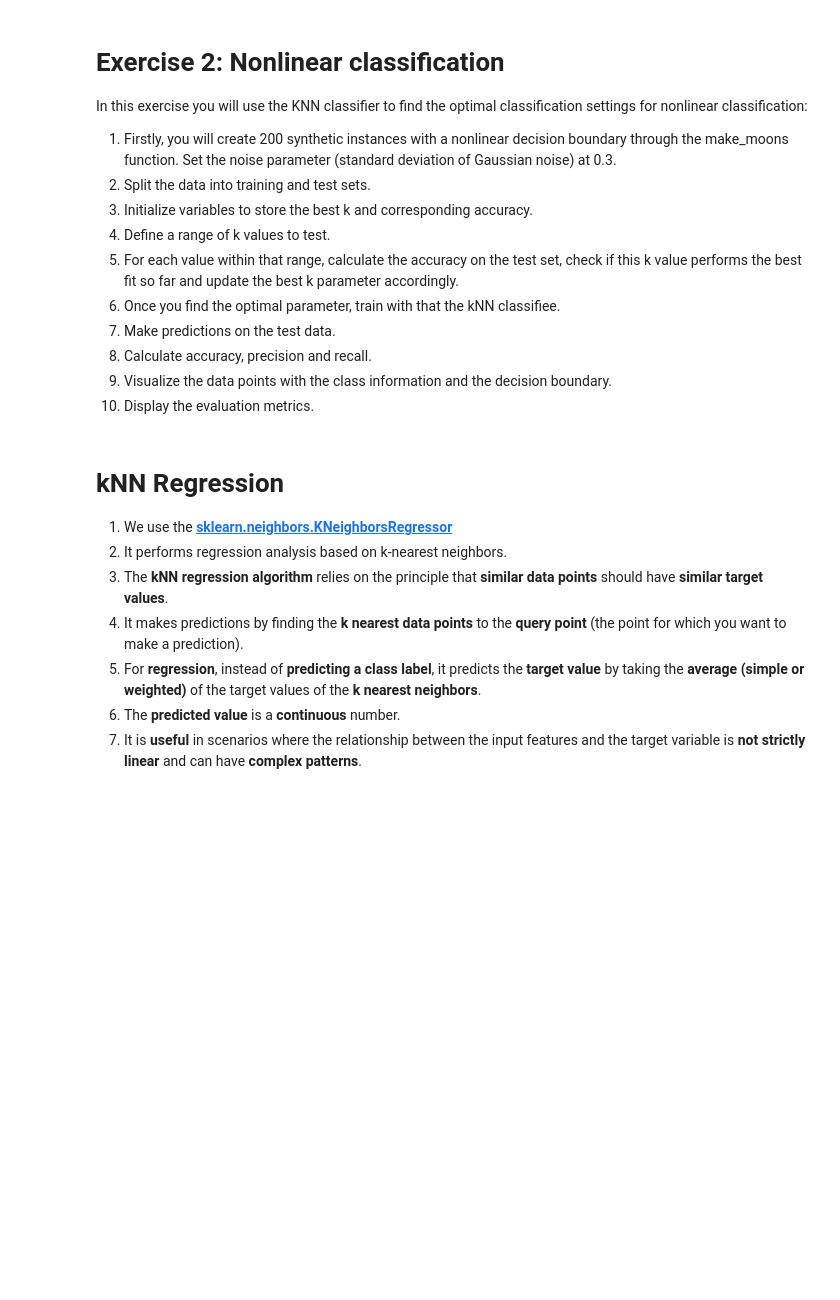
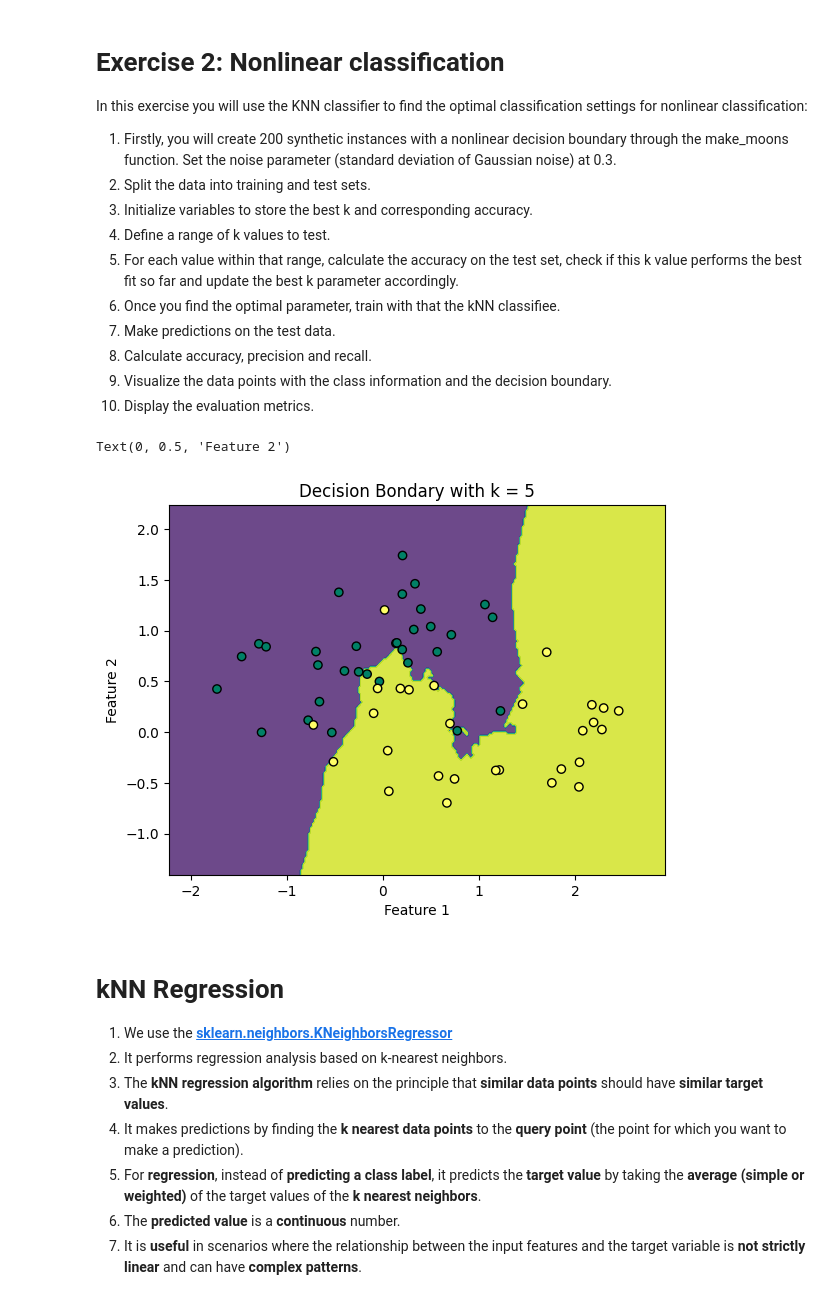
Before and after one commit to WoodsyTheNerd/MachineLearning, a Jupyter notebook: Workshop 4/Workshop 4.ipynb, the cells around one changed output. Cells and saved outputs as stored; diff of their text form; code cells hidden in the pictures; blank space fills up the shorter version.

```diff
--- a/Workshop 4/Workshop 4.ipynb
+++ b/Workshop 4/Workshop 4.ipynb
@@ -286,6 +238,69 @@ In this exercise you will use the KNN classifier to find the optimal classificat
 1. Calculate accuracy, precision and recall.
 1. Visualize the data points with the class information and the decision boundary.
 1. Display the evaluation metrics.
+# %%
+import numpy as np
+import matplotlib.pyplot as plt
+
+from sklearn.datasets import make_moons
+from sklearn.model_selection import train_test_split
+from sklearn.neighbors import KNeighborsClassifier
+from sklearn.metrics import accuracy_score, precision_score, recall_score
+
+
+# step 1: create the synethic data
+x, y = make_moons(n_samples=200, noise = 0.3, random_state = 42)
+
+# step 2: split the data into training and test sets
+x_train, x_test, y_train, y_test = train_test_split(x, y, test_size = 0.3, random_state = 42)
+
+# initialise parameter variables
+best_k = 0
+best_accuracy = 0
+
+# step 4: define range of values for k
+k_values = range(1, 21)
+
+# step 5: calculate accuracy of the test set and check if the k value perfoms the best fir so far and updae  the best k parameter accordingly
+for k in k_values:
+    knn = KNeighborsClassifier(n_neighbors = k)
+    knn.fit(x_train, y_train)
+    y_pred = knn.predict(x_test)
+    accuracy = accuracy_score(y_test, y_pred)
+
+    if accuracy > best_accuracy:
+        best_accuracy = accuracy
+        best_k = k
+
+# step 6: re-train the model with the optimal parameters
+knn_optimal = KNeighborsClassifier(n_neighbors=best_k)
+knn_optimal = knn_optimal.fit(x_train, y_train)
+
+# step 7: making predictions on the test data
+y_pred_optimal = knn_optimal.predict(x_test)
+
+# step 8: calculate precision, accuracy and recall
+accuracy_optimal = accuracy_score(y_test, y_pred_optimal)
+precision_optimal = precision_score(y_test, y_pred_optimal)
+recall_optimal = recall_score(y_test, y_pred_optimal)
+
+# step 9: visualising data points
+x_min, x_max = x[:,0].min()-0.5, x[:,0].max()+0.5
+y_min, y_max = x[:,1].min()-0.5, x[:,1].max()+0.5
+xx, yy = np.meshgrid(np.arange(x_min, x_max, 0.02),
+                     np.arange(y_min, y_max, 0.02))
+
+z = knn_optimal.predict(np.c_[xx.ravel(), yy.ravel()])
+z = z.reshape(xx.shape)
+
+plt.contourf(xx, yy, z, alpha = 0.8)
+plt.scatter(x_test[:,0], x_test[:,1], c=y_test, edgecolor="k", cmap="summer", marker="o")
+plt.title(f"Decision Bondary with k = {best_k}")
+plt.xlabel(f"Feature 1")
+plt.ylabel(f"Feature 2")
+# %% [output]
+Text(0, 0.5, 'Feature 2')
+[figure, added]
 # %% [markdown]
 # kNN Regression
 1. We use the __[sklearn.neighbors.KNeighborsRegressor](https://scikit-learn.org/stable/modules/generated/sklearn.neighbors.KNeighborsRegressor.html)__
```
Also changed, not shown: parts of 1 cell of this notebook.
